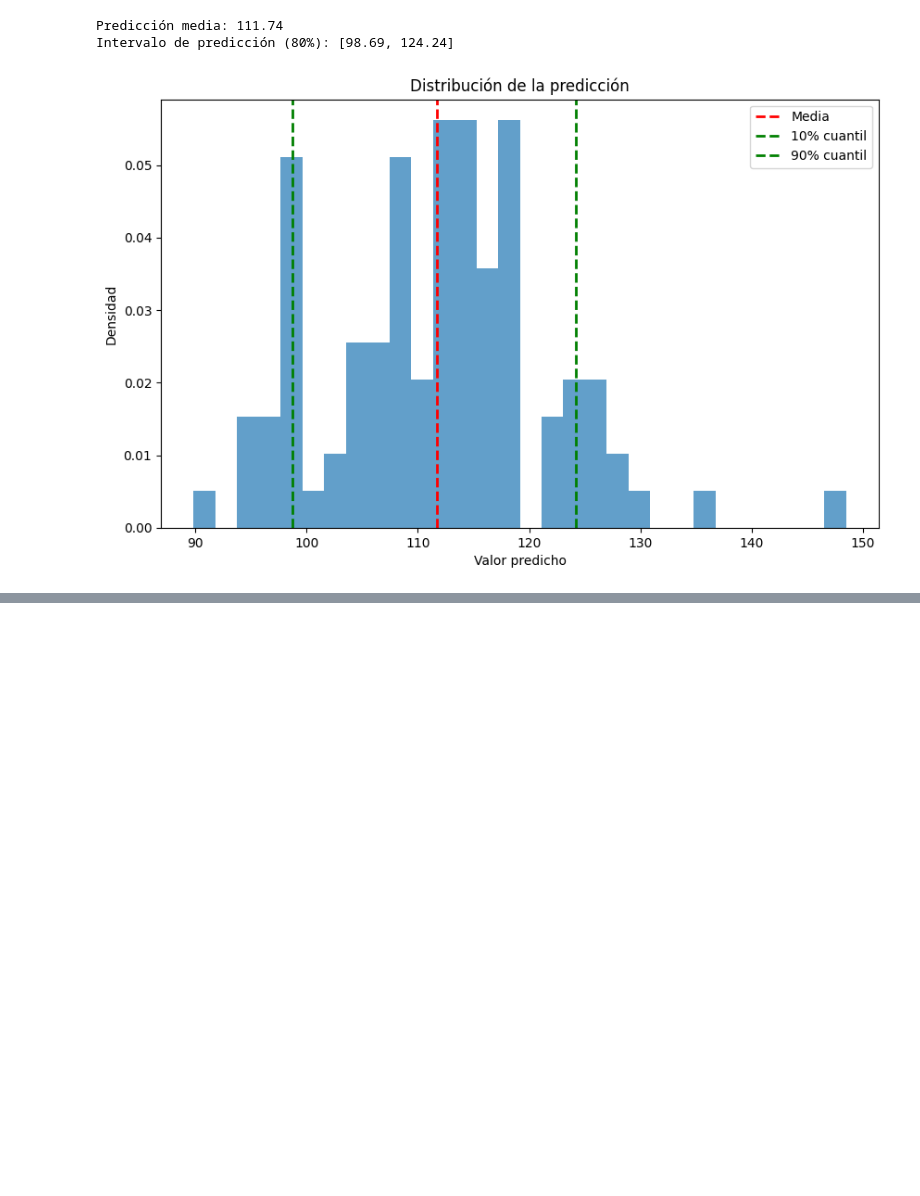
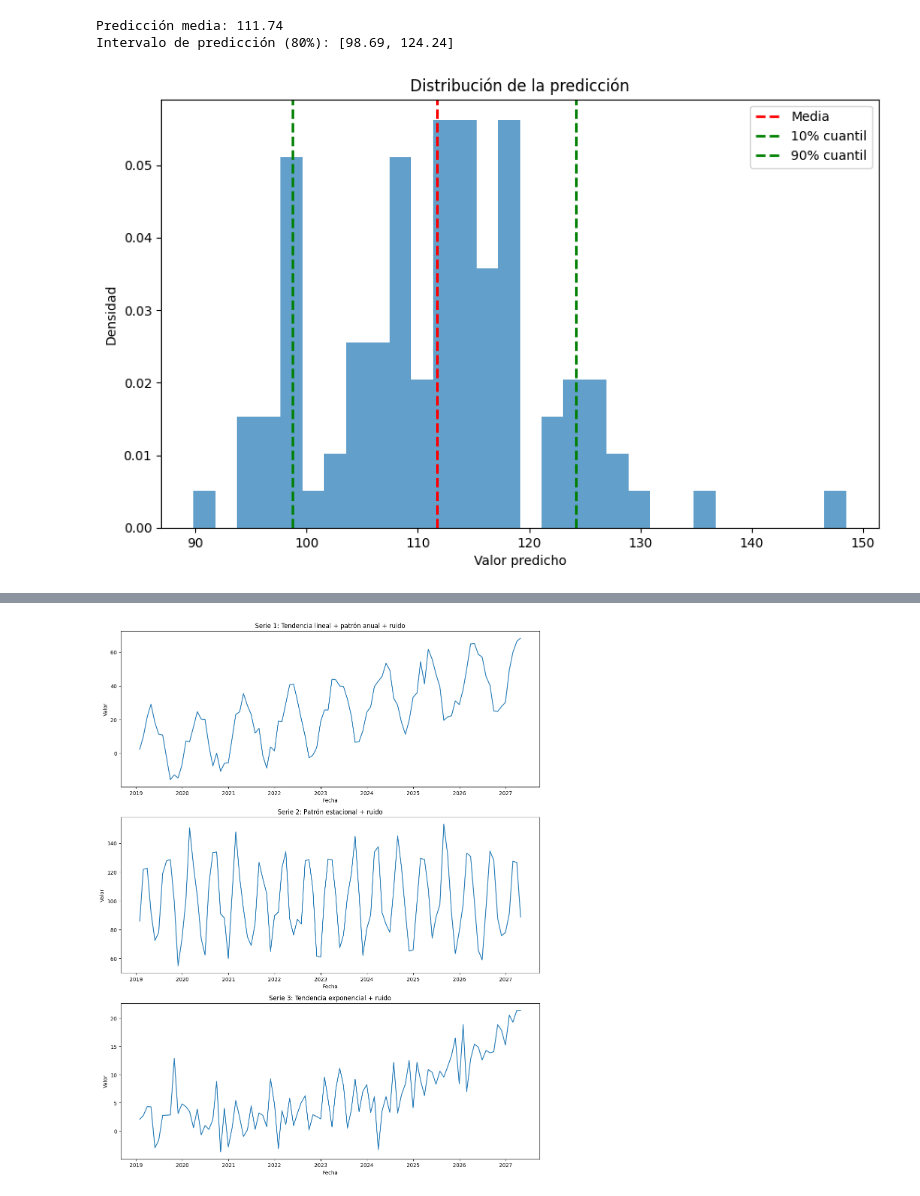
Before and after one commit to Plealm/Acciones_Series_Temporales, a Jupyter notebook: src/Gluon_TS/Prueba.ipynb, the cells around one changed output, grey strips where cells are left out. Cells and saved outputs as stored; diff of their text form; code cells hidden in the pictures; blank space fills up the shorter version.

```diff
--- a/src/Gluon_TS/Prueba.ipynb
+++ b/src/Gluon_TS/Prueba.ipynb
@@ -388,0 +301,90 @@ AttributeError: 'DataFrame' object has no attribute 'item_id'
+# %%
+import numpy as np
+import pandas as pd
+import matplotlib.pyplot as plt
+import mxnet as mx
+from gluonts.dataset.common import ListDataset
+from gluonts.mx.model.deepar import DeepAREstimator
+from gluonts.mx.trainer import Trainer
+from gluonts.evaluation.backtest import make_evaluation_predictions
+from typing import Optional, Any
+
+# Configurar semilla para reproducibilidad
+np.random.seed(42)
+mx.random.seed(42)
+
+# Generar tres series de tiempo simuladas
+start_date = pd.Timestamp("2019-01-01")
+num_samples = 100
+
+# Serie 1: Tendencia lineal + patrón anual + ruido
+time_series1 = np.arange(num_samples) * 0.5 + \
+               np.sin(np.arange(num_samples) * 2 * np.pi / 12) * 20 + \
+               np.random.normal(loc=0, scale=5, size=num_samples)
+
+# Serie 2: Patrón estacional + ruido
+time_series2 = np.sin(np.arange(num_samples) * 2 * np.pi / 6) * 30 + \
+               np.random.normal(loc=100, scale=10, size=num_samples)
+
+# Serie 3: Tendencia exponencial + ruido
+time_series3 = np.exp(np.arange(num_samples) * 0.03) + \
+               np.random.normal(loc=0, scale=3, size=num_samples)
+
+# Graficar cada una de las series de entrada
+fig, axs = plt.subplots(3, 1, figsize=(12, 15))
+dates = pd.date_range(start=start_date, periods=num_samples, freq='M')
+
+axs[0].plot(dates, time_series1)
+axs[0].set_title('Serie 1: Tendencia lineal + patrón anual + ruido')
+axs[0].set_xlabel('Fecha')
+axs[0].set_ylabel('Valor')
+
+axs[1].plot(dates, time_series2)
+axs[1].set_title('Serie 2: Patrón estacional + ruido')
+axs[1].set_xlabel('Fecha')
+axs[1].set_ylabel('Valor')
+
+axs[2].plot(dates, time_series3)
+axs[2].set_title('Serie 3: Tendencia exponencial + ruido')
+axs[2].set_xlabel('Fecha')
+axs[2].set_ylabel('Valor')
+
+plt.tight_layout()
+plt.show()
+
+# Crear dataset
+train_ds = ListDataset(
+    [
+        {"start": start_date, "target": time_series1[:-5]},
+        {"start": start_date, "target": time_series2[:-5]},
+        {"start": start_date, "target": time_series3[:-5]}
+    ],
+    freq="M"
+)
+
+# Configurar y entrenar el modelo DeepAR
+estimator = DeepAREstimator(
+    freq="M",
+    prediction_length=5,
+    trainer=Trainer(epochs=50, num_batches_per_epoch=100)
+)
+predictor = estimator.train(train_ds)
+
+# Realizar predicciones para la primera serie
+forecast_it, ts_it = make_evaluation_predictions(
+    dataset=ListDataset(
+        [{"start": start_date, "target": time_series1}],
+        freq="M"
+    ),
+    predictor=predictor,
+    num_samples=100
+)
+
+forecasts = list(forecast_it)
+tss = list(ts_it)
+
+
+# Preparar los datos de prueba
+test_data = pd.Series(time_series1[-5:], index=pd.date_range(start=start_date + pd.Timedelta(days=95), periods=5, freq='M'))
+# %% [output]
+[figure, added]
```
Also changed, not shown: parts of 9 cells of this notebook, 2 other files.
